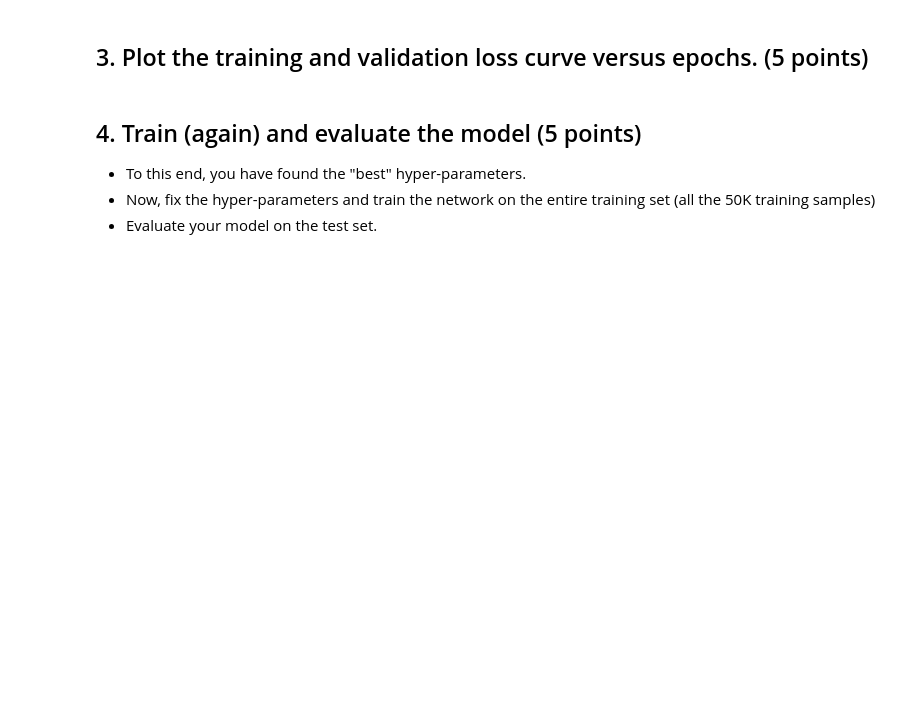
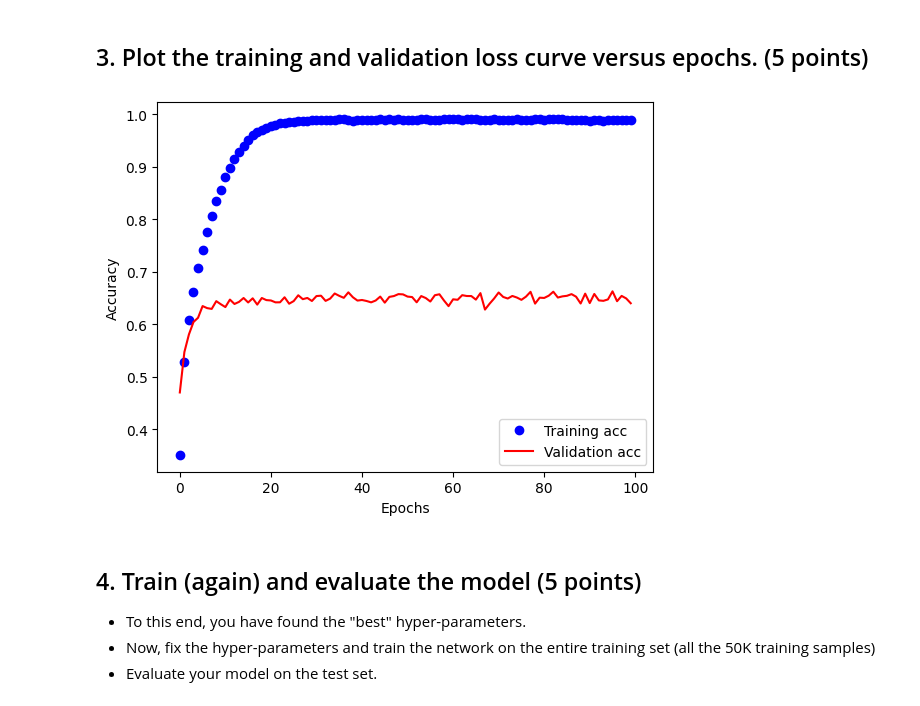
Before and after one commit to sanjeet-jain/cs-583, a Jupyter notebook: HW2-main/Assignment2.ipynb, the cells around one changed output. Saved outputs shown, nothing was run; the diff lists cells and outputs as text; code cells hidden in the pictures; blank space fills up the shorter version.

```diff
--- a/HW2-main/Assignment2.ipynb
+++ b/HW2-main/Assignment2.ipynb
@@ -151,0 +164,18 @@ print('Shape of y_val: ' + str(y_val.shape))
+# %%
+# Build the model
+from keras.layers import Conv2D, MaxPooling2D, Flatten, Dense, Dropout, Activation, BatchNormalization
+from keras.models import Sequential
+
+model = Sequential()
+model.add(Conv2D(32, (3, 3), activation='relu', input_shape=(32, 32, 3)))
+model.add(MaxPooling2D((2, 2)))
+
+model.add(Conv2D(64, (4, 4), activation='relu'))
+model.add(MaxPooling2D((2, 2)))
+
+model.add(Flatten())
+model.add(Dense(256, activation='relu'))
+
+model.add(Dense(10, activation='softmax'))
+
+model.summary()
@@ -152,2 +200,10 @@ print('Shape of y_val: ' + str(y_val.shape))
+# %%
+# Define model optimizer and loss function
+from keras import optimizers
+
+lr = 0.0001
+model.compile(loss='categorical_crossentropy', optimizer=optimizers.RMSprop(learning_rate = lr), metrics=['acc'])
 # %%
 # Train the model and store model parameters/loss values
+history_model_1 = model.fit(x_tr, y_tr, batch_size=40, epochs=100, validation_data=(x_val, y_val))
+model.save('model_1.h5')
@@ -158,3 +230,23 @@ print('Shape of y_val: ' + str(y_val.shape))
+# %%
+# Plot the loss curve
+import matplotlib.pyplot as plt
+%matplotlib inline
+
+acc = history_model_1.history['acc']
+val_acc = history_model_1.history['val_acc']
+
+plt.xlabel('Epochs')
+plt.ylabel('Accuracy')
+
+epochs = range(len(acc))
+
+plt.plot(epochs, acc, 'bo', label='Training acc')
+plt.plot(epochs, val_acc, 'r', label='Validation acc')
+
+plt.legend()
+plt.show()
+# %% [output]
+[figure, added]
 # %% [markdown]
 ## 4. Train (again) and evaluate the model (5 points)
 
```
Also changed, not shown: parts of 38 cells of this notebook, 6 other files.
